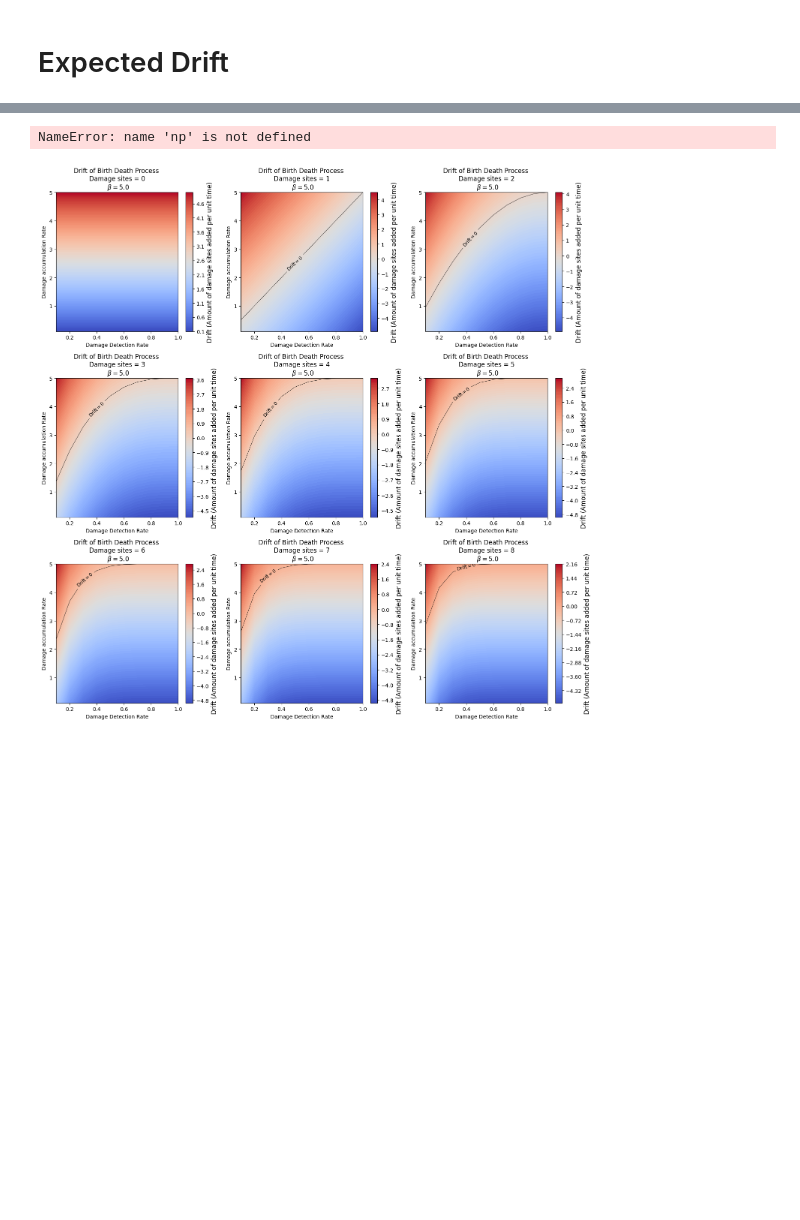
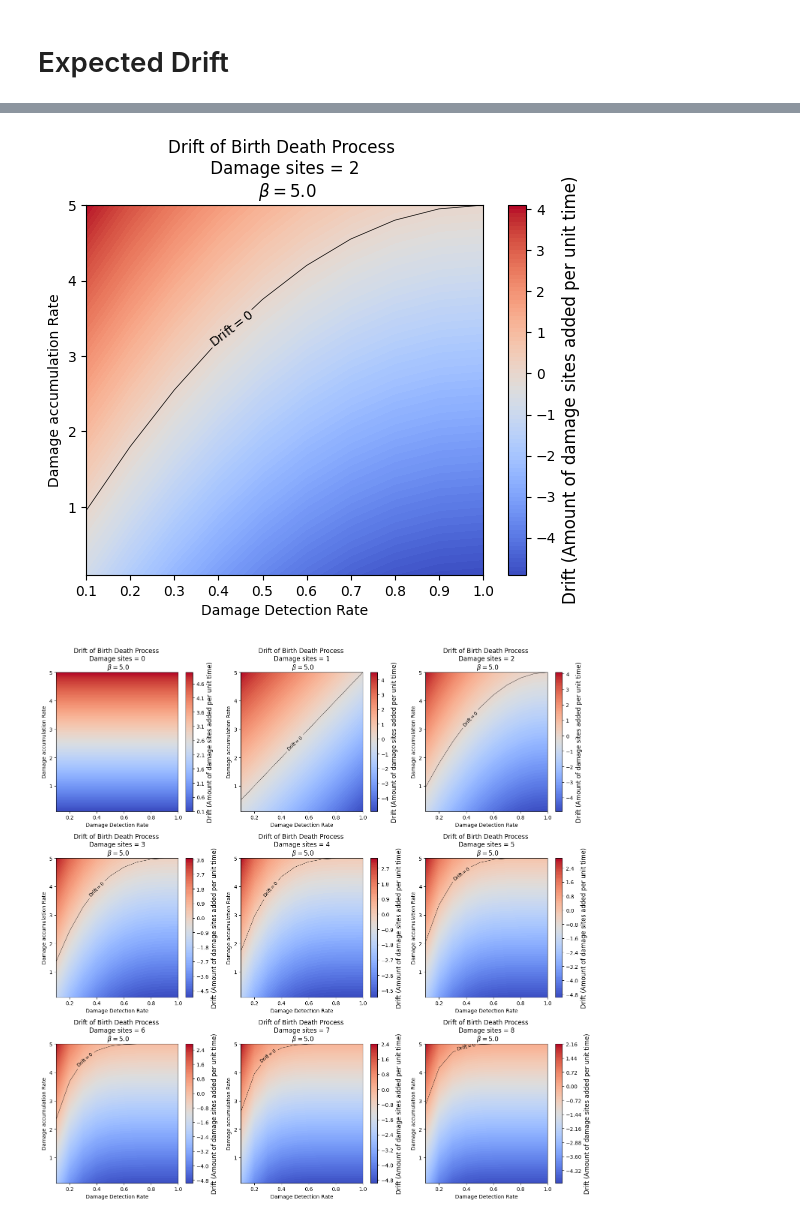
Before and after one commit to Yujun-cpu/RSCAM_G11, a Jupyter notebook: Parameter Effects.ipynb, the cells around one changed output, grey strips where cells are left out. Saved outputs shown, nothing was run; the diff lists cells and outputs as text; code cells hidden in the pictures; blank space fills up the shorter version.

```diff
--- a/Parameter Effects.ipynb
+++ b/Parameter Effects.ipynb
@@ -121,31 +136,31 @@ $$ \frac{d}{dt} E[D(t+dt) - D(t)] = u - \beta_m(1-(1-P_d)^d) $$
 # %%
 # contour plots for different amounts of damages I guess?
 # I am going to fix Beta_m and d but change u and P_d
 
-beta_m = 25.0
-D = 10
+beta_m = 5.0
+D = 2
 
 u_s = np.linspace(0.1, 5.0, 10)
 Pd_s = np.linspace(0.1, 1.0, 10)
 
 uu, Pd_Pd = np.meshgrid(u_s, Pd_s)
 z = uu - beta_m*(1-(1-Pd_Pd)**D) # Drift
 
 plt.contourf(Pd_Pd, uu, z, cmap='coolwarm', levels=1000)
 plt.title(f'Drift of Birth Death Process \n Damage sites = {D} \n $\\beta = {beta_m}$')
 plt.xlabel('Damage Detection Rate')
 plt.ylabel('Damage accumulation Rate')
 
 contour = plt.contourf(Pd_Pd, uu, z, levels=100, cmap='coolwarm')
 
 drift0 = plt.contour(Pd_Pd, uu, z, levels=[0], colors='black', linewidths=0.5)
 
 
 plt.clabel(drift0, fmt="Drift$=0$", inline=True, fontsize=9)
 cbar = plt.colorbar(contour)
 cbar.set_label('Drift (Amount of damage sites added per unit time)', fontsize=12)
 # %% [output]
-NameError: name 'np' is not defined
+[figure, added]
 # %%
 # contour plots for different amounts of damages I guess?
 # I am going to fix Beta_m and d but change u and P_d
```
Also changed, not shown: parts of 8 cells of this notebook, 5 other files.
